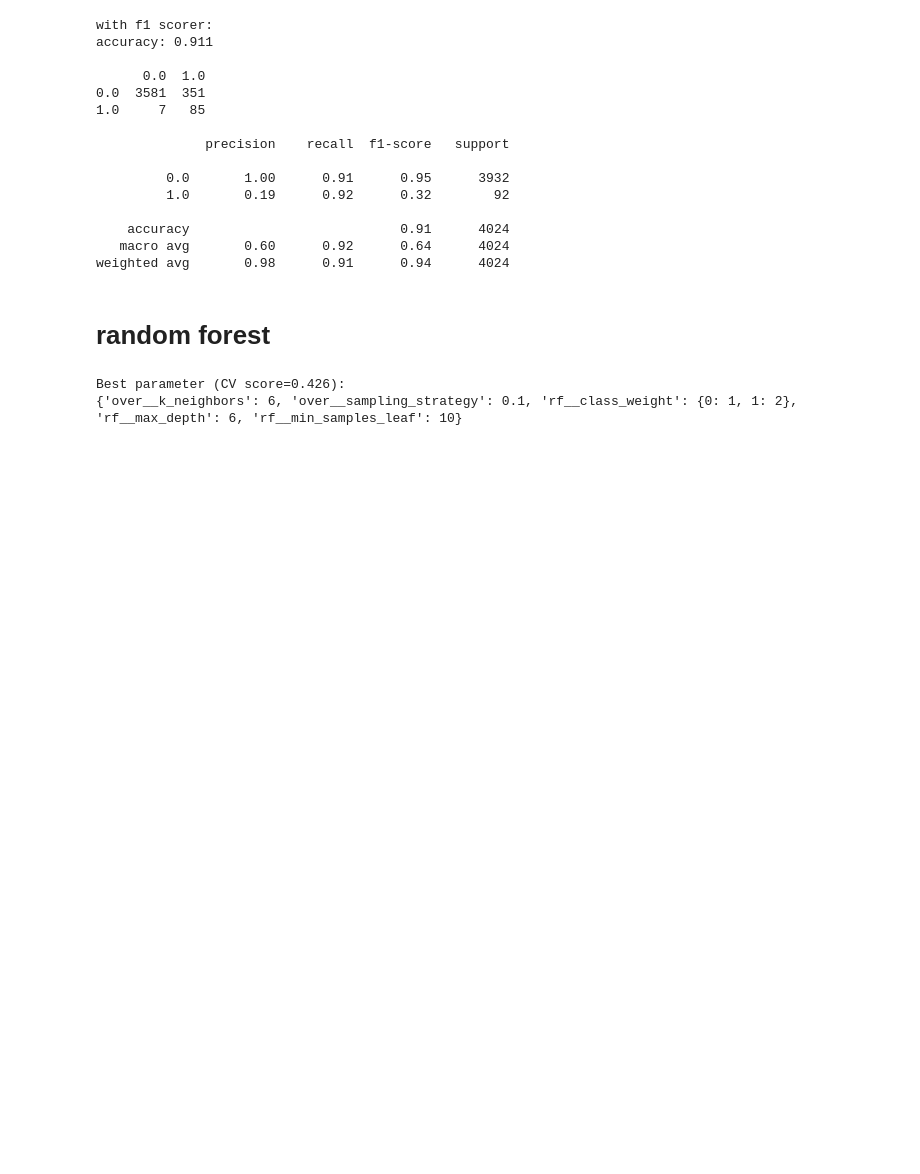
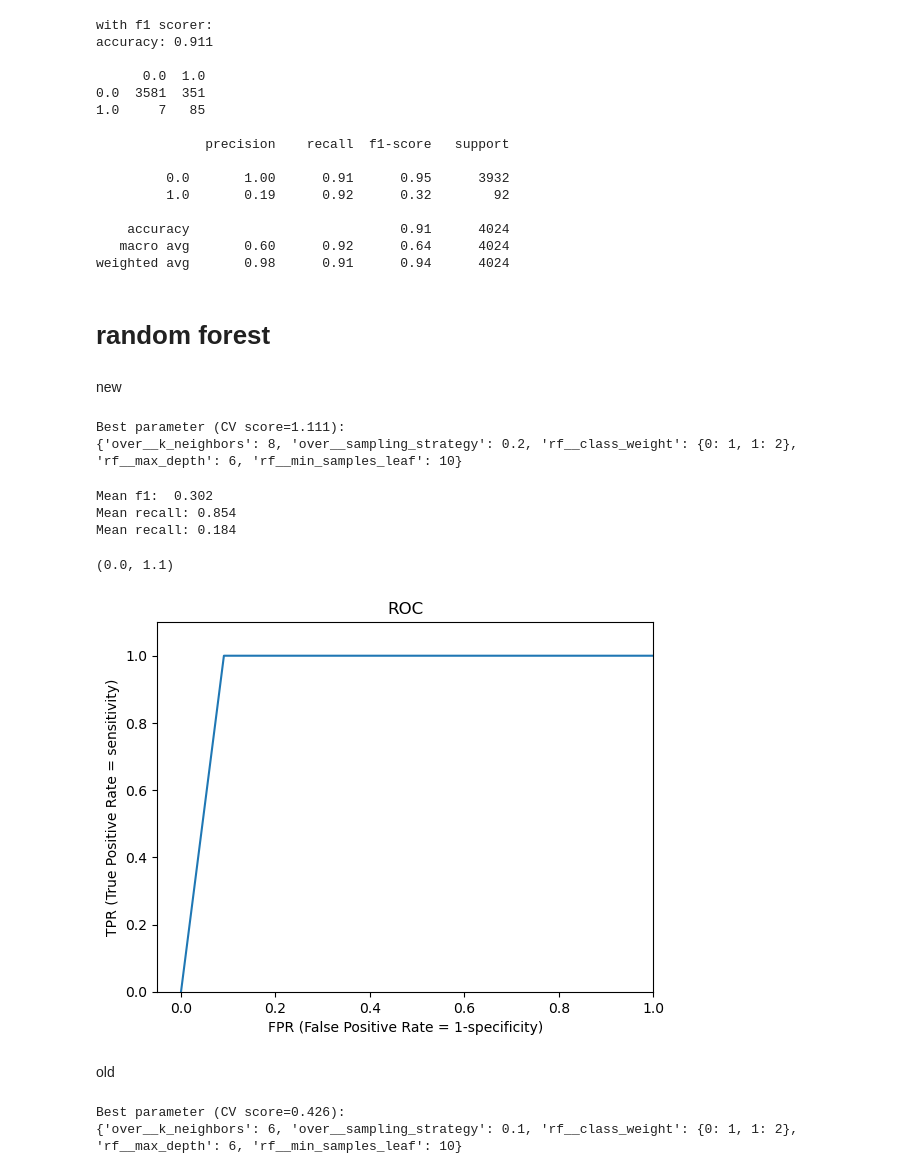
Before and after one commit to roy2392/breast_cancer_classification, a Jupyter notebook: pipline for A Stage.ipynb, the cells around one changed output. Drawn from its saved outputs; the diff is of its cells as text; code cells hidden in the pictures; blank space fills up the shorter version.

Commit message:
xgboost and new f score

```diff
--- a/pipline for A Stage.ipynb
+++ b/pipline for A Stage.ipynb
@@ -254,6 +271,58 @@ accuracy: 0.911
 weighted avg       0.98      0.91      0.94      4024
 # %% [markdown]
 # random forest
+# %% [markdown]
+new
+# %%
+rf = RandomForestClassifier()
+over = SMOTE()
+scaler = StandardScaler()
+
+rf_steps = [("scaler", scaler), ("over", over), ("rf", rf)]
+pipe_rf = Pipeline(steps=rf_steps)
+
+param_grid_rf = {
+    "over__sampling_strategy": [0.1,0.2,0.3,0.5],
+    "over__k_neighbors": [5,6,7,8],
+    "rf__max_depth": [3,4,5,6],
+    "rf__min_samples_leaf": [4,5,6,10],
+    "rf__class_weight":[{0: 1, 1: 1},{0: 1, 1: 2},{0: 1, 1: 3},{0: 1, 1: 10}]
+}
+# %%
+
+search_rf = GridSearchCV(pipe_rf, param_grid_rf, n_jobs=5,scoring=make_scorer(f_new))
+search_rf.fit(X, y)
+print("Best parameter (CV score=%0.3f):" % search_rf.best_score_)
+print(search_rf.best_params_)
+rf_estimator =search_rf.best_estimator_
+#לא ברור לי איך אני יודע שהוא לא עשה הערכה גם על הנתונים שהוא המציא
+# %% [output]
+Best parameter (CV score=1.111):
+{'over__k_neighbors': 8, 'over__sampling_strategy': 0.2, 'rf__class_weight': {0: 1, 1: 2}, 'rf__max_depth': 6, 'rf__min_samples_leaf': 10}
+# %%
+cv = RepeatedStratifiedKFold(n_splits=5, n_repeats=2, random_state=1)
+scores = cross_validate(rf_estimator, X, y, scoring=['recall','f1','precision'], cv=cv, n_jobs=-1)
+print('Mean f1:  %.3f' % mean(scores['test_f1']))
+print('Mean recall: %.3f' % mean(scores['test_recall']))
+print('Mean recall: %.3f' % mean(scores['test_precision']))
+# %% [output]
+Mean f1:  0.302
+Mean recall: 0.854
+Mean recall: 0.184
+# %%
+fpr, tpr, thresholds = roc_curve(y, rf_estimator.predict(X), pos_label=1)
+res = pd.DataFrame({'FPR': fpr, 'TPR': tpr, 'Threshold': thresholds})
+plt.plot(fpr, tpr)
+plt.title('ROC')
+plt.xlabel('FPR (False Positive Rate = 1-specificity)')
+plt.ylabel('TPR (True Positive Rate = sensitivity)')
+plt.xlim([-0.05, 1])
+plt.ylim([0, 1.1])
+# %% [output]
+(0.0, 1.1)
+[figure, added]
+# %% [markdown]
+old
 # %%
 from sklearn.ensemble import RandomForestClassifier
 # %%
```
Also changed, not shown: parts of 30 cells of this notebook.
